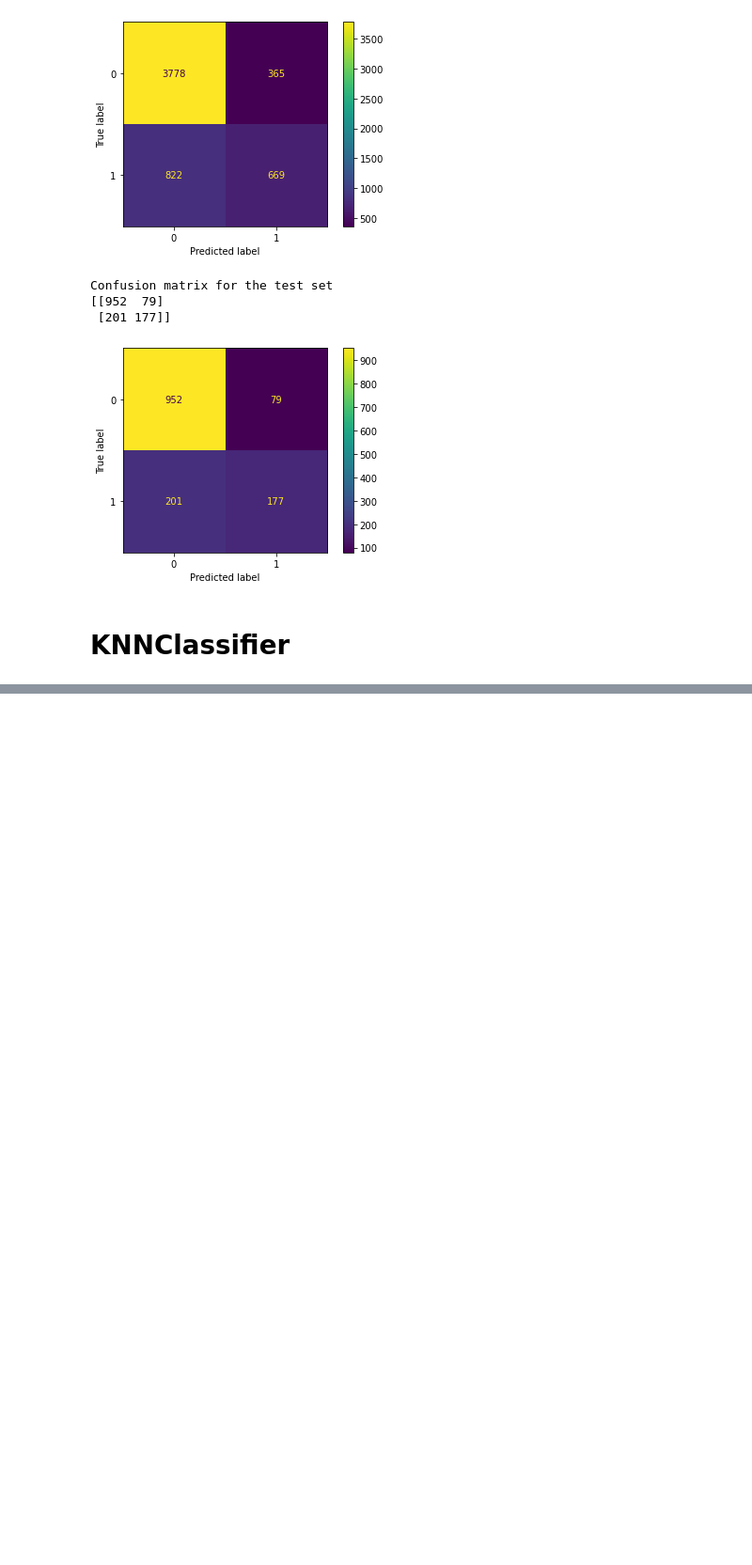
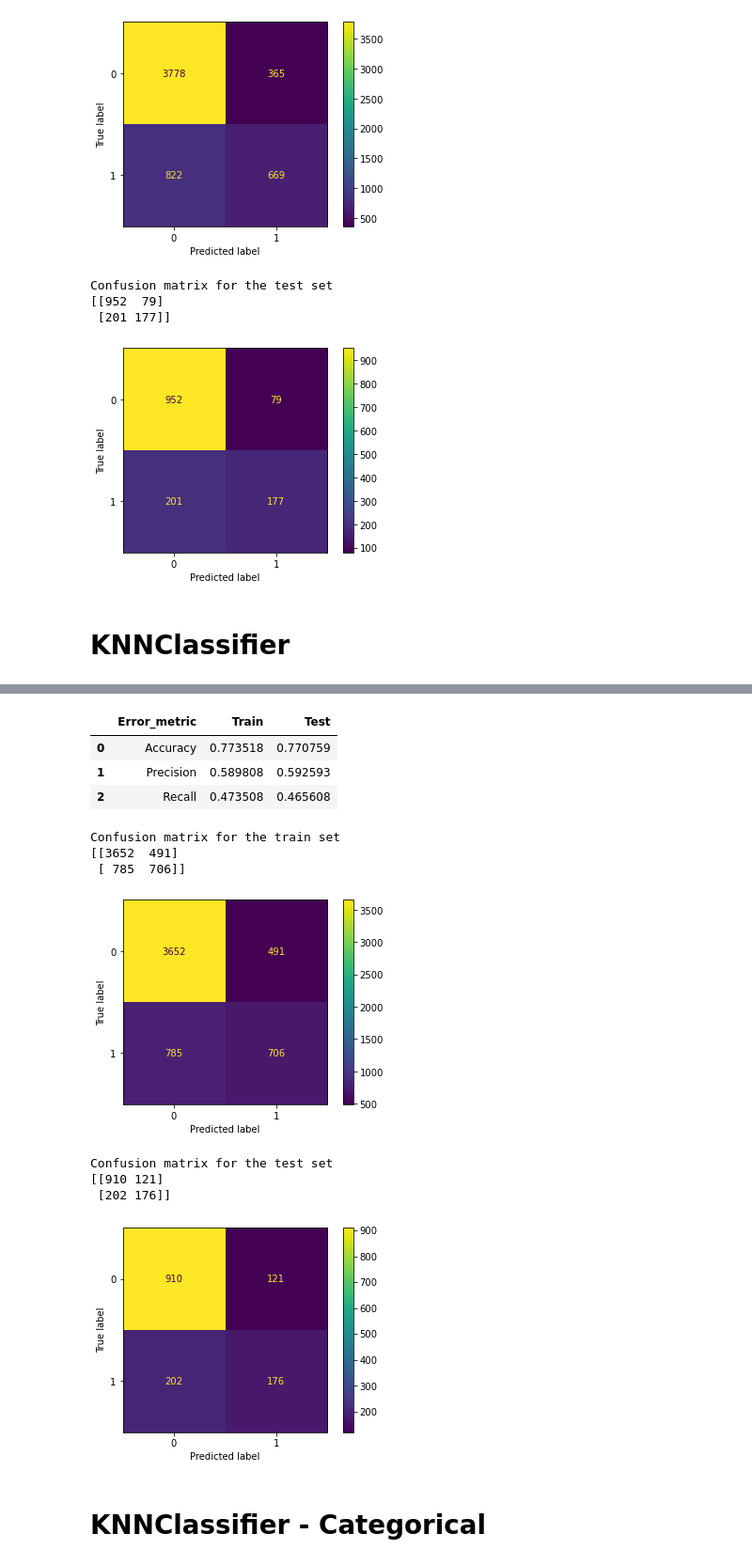
Before and after one commit to BarbaraC1983/barbaracameanlabs, a Jupyter notebook: churn case/churn_prediction.ipynb, the cells around one changed output, grey strips where cells are left out. Shown at 94% size. Cells and saved outputs as stored; diff of their text form; code cells hidden in the pictures; blank space fills up the shorter version.

Commit message:
churn_day_2

```diff
--- a/churn case/churn_prediction.ipynb
+++ b/churn case/churn_prediction.ipynb
@@ -321,0 +414,3 @@ Confusion matrix for the test set
+# %%
+## Drop our target value Churn
+categorical_features_final = categorical_features.drop(columns=['Churn'], axis = 1)
@@ -321,0 +455,3 @@ Confusion matrix for the test set
+# %%
+X = categorical_dummies
+X
@@ -321,0 +487,57 @@ Confusion matrix for the test set
+# %%
+## The results are going to be the same if I keep always the same number in random_state. It helps to have consistency
+X_train, X_test, y_train, y_test = train_test_split(X, y, test_size=0.20, random_state=11)
+# %%
+## Randond_state should be included also here
+log_model = LogisticRegression(random_state=11)
+
+trans = StandardScaler()
+
+trans.fit(X_train)
+
+X_train_mod = trans.transform(X_train)
+X_test_mod  = trans.transform(X_test)
+# %%
+## Logistic regression
+log_model.fit(X_train_mod, y_train)
+
+y_pred_train_log = log_model.predict(X_train_mod)
+y_pred_test_log = log_model.predict(X_test_mod)
+
+performance_log = pd.DataFrame({'Error_metric': ['Accuracy','Precision','Recall'],
+                               'Train': [accuracy_score(y_train, y_pred_train_log),
+                                         precision_score(y_train, y_pred_train_log),
+                                         recall_score(y_train, y_pred_train_log)],
+                               'Test': [accuracy_score(y_test, y_pred_test_log),
+                                        precision_score(y_test, y_pred_test_log),
+                                        recall_score(y_test, y_pred_test_log)]})
+
+display(performance_log)
+
+print("Confusion matrix for the train set")
+print(confusion_matrix(y_train,y_pred_train_log))
+plot_confusion_matrix(log_model,X_train_mod,y_train, values_format = 'd')
+plt.show()
+
+print()
+print()
+
+print("Confusion matrix for the test set")
+print(confusion_matrix(y_test, y_pred_test_log))
+plot_confusion_matrix(log_model,X_test_mod,y_test, values_format = 'd')
+plt.show()
+# %% [output]
+|  | Error_metric | Train | Test |
+| 0 | Accuracy | 0.773518 | 0.770759 |
+| 1 | Precision | 0.589808 | 0.592593 |
+| 2 | Recall | 0.473508 | 0.465608 |
+Confusion matrix for the train set
+[[3652  491]
+ [ 785  706]]
+[figure, added]
+Confusion matrix for the test set
+[[910 121]
+ [202 176]]
+[figure, added]
+# %% [markdown]
+# KNNClassifier - Categorical
```
Also changed, not shown: parts of 45 cells of this notebook.
